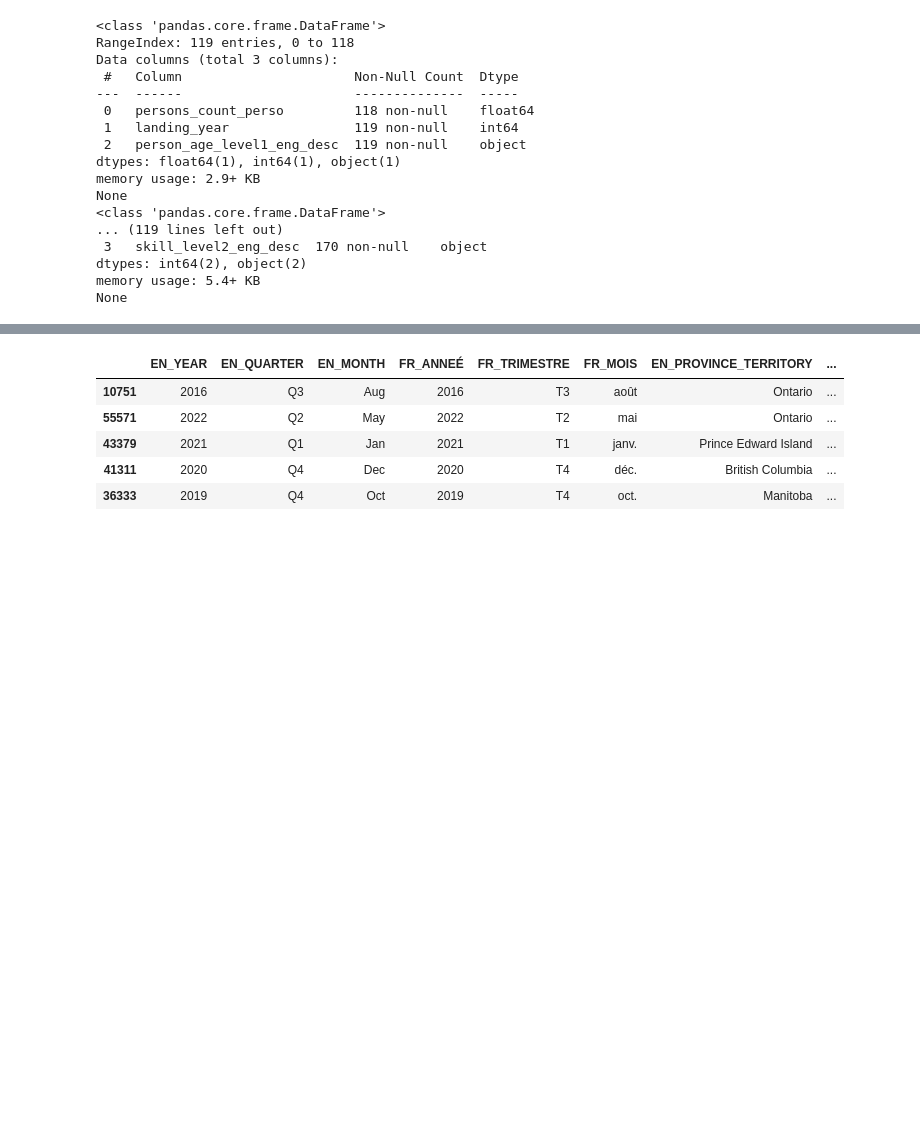
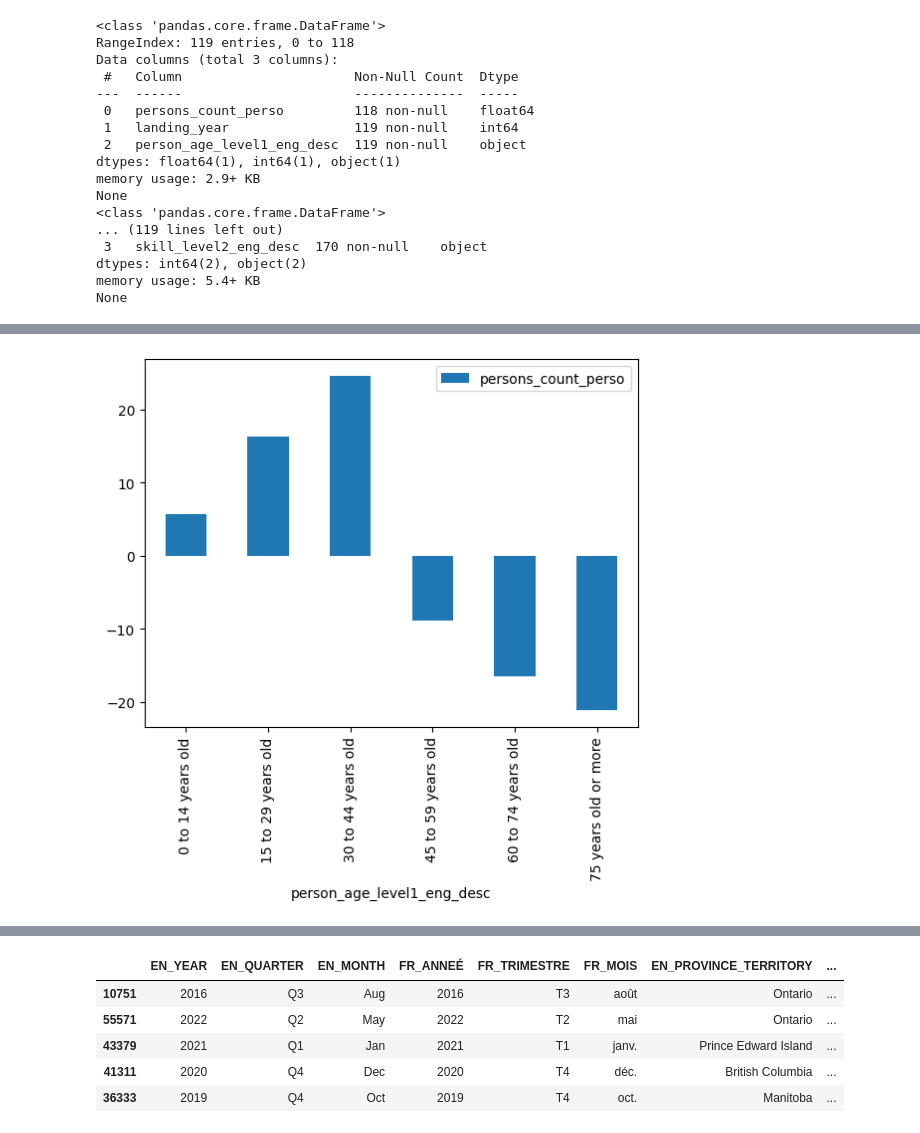
Before and after one commit to tov-bk-pavuk/capstone, a Jupyter notebook: notebooks/12_datasets_eda.ipynb, the cells around one changed output, grey strips where cells are left out. Cells and saved outputs as stored; diff of their text form; code cells hidden in the pictures; blank space fills up the shorter version.

```diff
--- a/notebooks/12_datasets_eda.ipynb
+++ b/notebooks/12_datasets_eda.ipynb
@@ -95,0 +554,10 @@ Name: landing_year, dtype: float64
+# %%
+# Define a column transformer for Z-score normalization
+ct = ColumnTransformer([
+    ('standard_scaler', StandardScaler(), ['persons_count_perso'])
+], remainder='passthrough')
+
+# Apply the transformation
+df_transformed = ct.fit_transform(age_dataset)
+df_transformed = pd.DataFrame(df_transformed, columns=['persons_count_perso', 'person_age_level1_eng_desc'])
+df_transformed.sample(5)
@@ -95,0 +571,4 @@ Name: landing_year, dtype: float64
+# %%
+df_transformed.groupby("person_age_level1_eng_desc").sum().plot(kind="bar");
+# %% [output]
+[figure, added]
```
Also changed, not shown: parts of 76 cells of this notebook, 3 other files.
